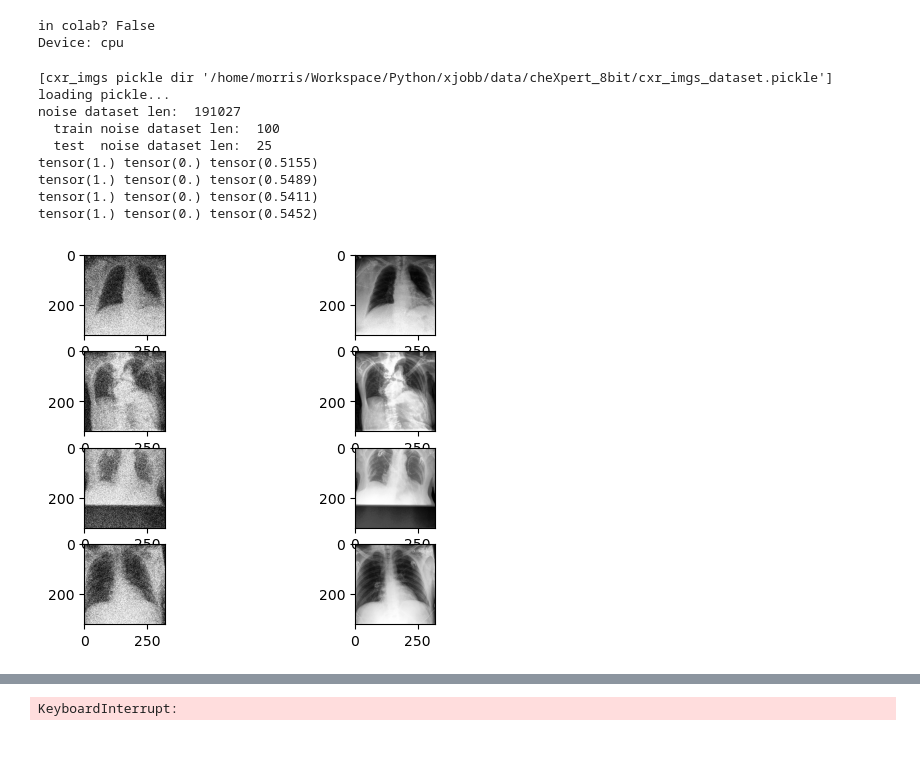
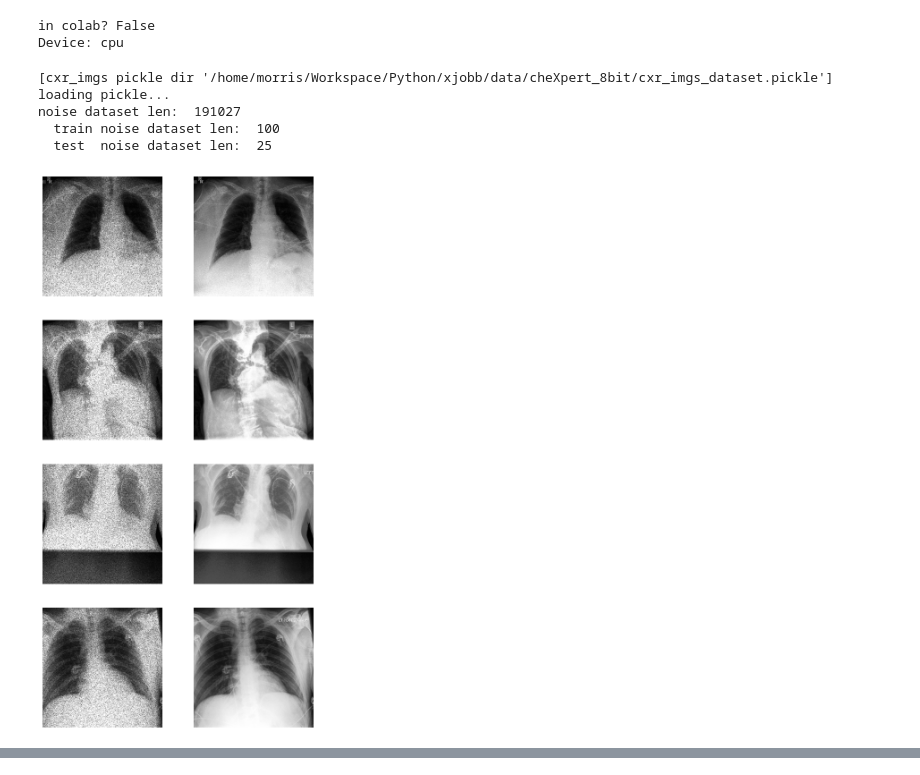
Before and after one commit to morri2/xjobb, a Jupyter notebook: CXR_denoiser.ipynb, the cells around one changed output, grey strips where cells are left out. Saved outputs shown, nothing was run; the diff lists cells and outputs as text; code cells hidden in the pictures; blank space fills up the shorter version.

```diff
--- a/CXR_denoiser.ipynb
+++ b/CXR_denoiser.ipynb
@@ -139,42 +139,45 @@ noise_dataset = LazyNoiseDataset(cxr_imgs_dataset)
 #noise_dataset = LazyNoiseDataset.from_distdataset_pickle("pyutils/pickles/cxrdataset.pickle")
 
 print("noise dataset len: ", len(noise_dataset))
 
-train_noise_dataset = SplitDataset(noise_dataset, split_end=100)
-test_noise_dataset  = SplitDataset(noise_dataset, split_start=100, split_end=125)
+TRAINING_DATA   = 10_000
+TESTING_DATA    = 2_500
+
+train_noise_dataset = SplitDataset(noise_dataset, split_end=TRAINING_DATA)
+test_noise_dataset  = SplitDataset(noise_dataset, split_start=TRAINING_DATA, split_end=TRAINING_DATA + TESTING_DATA)
 
 print("  train noise dataset len: ", len(train_noise_dataset))
 print("  test  noise dataset len: ", len(test_noise_dataset))
 
 
 #train_noise_dataset = SplitDataset(noise_dataset, split_end=len(noise_dataset) * 0.8)
 #test_noise_dataset  = SplitDataset(noise_dataset, split_start=len(noise_dataset) * 0.8)
 
 
 train_noise_dataloader  = DataLoader(train_noise_dataset, batch_size=32, num_workers=2)
 test_noise_dataloader   = DataLoader(test_noise_dataset, batch_size=32, num_workers=2)
 
 
 DISPLAY_EXAMPLE_COUNT = 4
-fig, ax = plt.subplots(DISPLAY_EXAMPLE_COUNT, 2)
-
+fig, ax = plt.subplots(DISPLAY_EXAMPLE_COUNT, 2, figsize=(2 * 4, DISPLAY_EXAMPLE_COUNT * 4))
 for i in range(DISPLAY_EXAMPLE_COUNT):
     x, y  = train_noise_dataloader.dataset[i]
     ax[i, 0].imshow(x.squeeze(), cmap="gray")
     ax[i, 1].imshow(y.squeeze(), cmap="gray")
 
+    ax[i, 0].set_axis_off()
+    ax[i, 1].set_axis_off()
+
+
+
 plt.show()
 # %% [output]
 [cxr_imgs pickle dir '/home/morris/Workspace/Python/xjobb/data/cheXpert_8bit/cxr_imgs_dataset.pickle']
 loading pickle...
 noise dataset len:  191027
   train noise dataset len:  100
   test  noise dataset len:  25
-tensor(1.) tensor(0.) tensor(0.5155)
-tensor(1.) tensor(0.) tensor(0.5489)
-tensor(1.) tensor(0.) tensor(0.5411)
-tensor(1.) tensor(0.) tensor(0.5452)
-[figure, old version]
+[figure, new version]
 # %%
 from pyutils.myUNet import UNet
 
@@ -309,15 +312,16 @@ for epoch in range(NUM_EPOCHS):
         testing_loss_hist.append(test_loss)
 
 
-        fig, axs = plt.subplots(NUM_IMG_EXAMPLES, 3, figsize=(8, 8))
+        fig, axs = plt.subplots(NUM_IMG_EXAMPLES, 3, figsize=(3 * 2, NUM_IMG_EXAMPLES * 2))
 
         axs[0,0].set_title("noisy")
         axs[0,1].set_title("real")
         axs[0,2].set_title("restored")
 
         for i in range(NUM_IMG_EXAMPLES):
-            print(type(test_noise_dataloader.dataset[i]))
             x, y = test_noise_dataloader.dataset[i]
+            x = x.unsqueeze(0)
+            y = y.unsqueeze(0)
             o = m(x.to(device))
 
             axs[i,0].set_axis_off()
@@ -338,7 +342,7 @@ Time - since start: {:.1f}   this epoch: {:.1f}
 """.format(epoch+1, NUM_EPOCHS, train_loss, test_loss, time.time() - start_time, epoch_time))
 
 
-plt.plot( [i+1 for i in range(NUM_EPOCHS)], training_loss_hist, "b:o", label="Train Loss")
+plt.plot([i+1 for i in range(NUM_EPOCHS)], training_loss_hist, "b:o", label="Train Loss")
 plt.plot([i+1 for i in testing_epoch_is], testing_loss_hist,  "r:o", label="Test Loss")
 plt.title = "Loss over time"
 plt.legend()
@@ -347,5 +351,3 @@ plt.show()
 
 torch.save(m.state_dict(), "models/last_model")
 torch.save(m.state_dict(), "models/all/[{}]-{}params".format(datetime.datetime.now().strftime("%d%b-%H.%M"), count_parameters(m)))
-# %% [output]
-KeyboardInterrupt:
```
Also changed, not shown: 2 other files.
